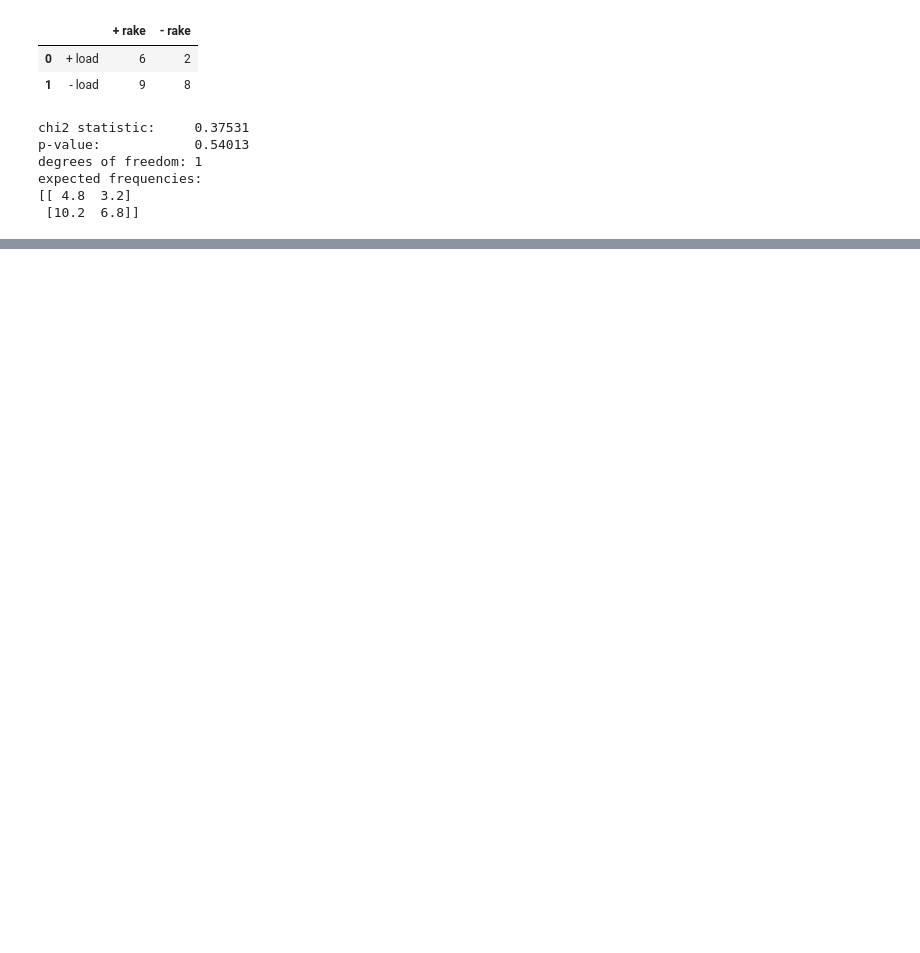
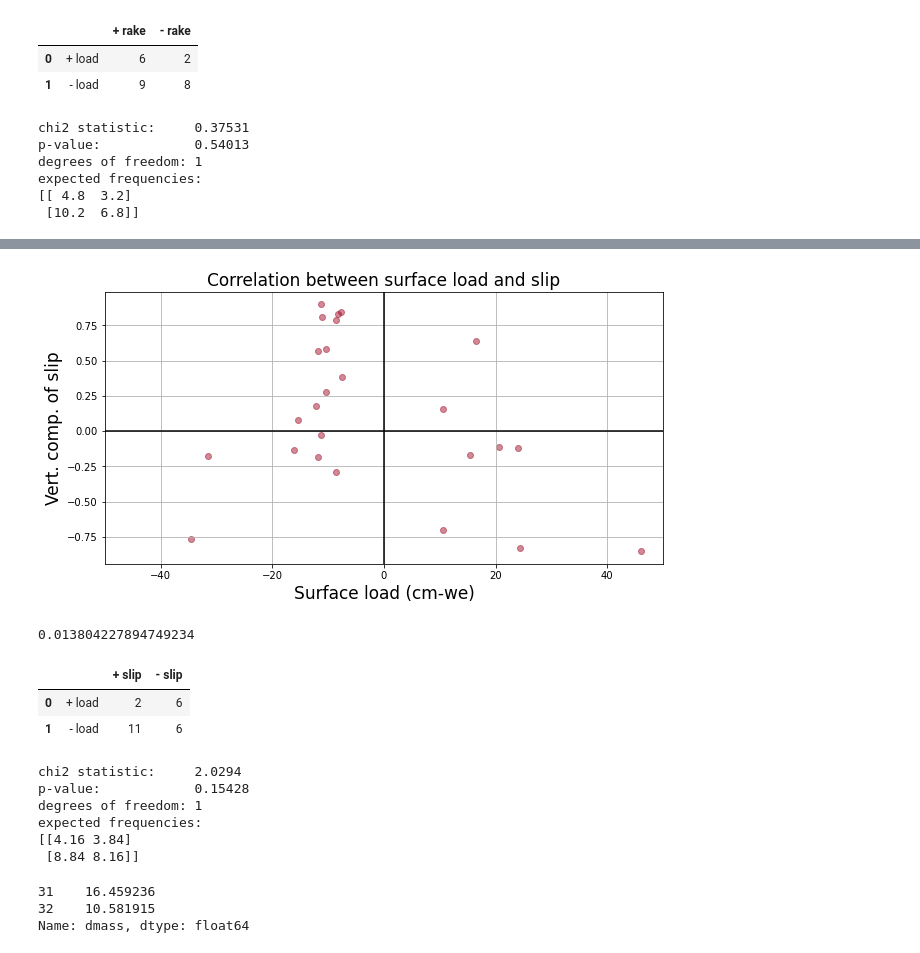
Before and after one commit to amandasyamsul/SLIQ, a Jupyter notebook: focal-mechanisms.ipynb, the cells around one changed output, grey strips where cells are left out. Saved outputs shown, nothing was run; the diff lists cells and outputs as text; code cells hidden in the pictures; blank space fills up the shorter version.

```diff
--- a/focal-mechanisms.ipynb
+++ b/focal-mechanisms.ipynb
@@ -279,0 +276,52 @@ expected frequencies:
+# %%
+fig,ax = plt.subplots(figsize=(10,5))
+
+plot = ax.scatter(sliq.dmass, slip, alpha=0.5, c='#A2142F')
+ax.axhline(y=0,c='k')
+ax.axvline(x=0,c='k')
+ax.set_xlim([-50,50])
+ax.set_xlabel('Surface load (cm-we)', fontsize = 17)
+ax.set_ylabel("Vert. comp. of slip", fontsize = 17)
+ax.set_title("Correlation between surface load and slip", fontsize = 17)
+ax.grid()
+# %% [output]
+[figure, added]
+# %%
+slope, intercept, r_value, p_value, std_err = stats.linregress(sliq.dmass, np.isnan(slip))
+r_value**2
+# %% [output]
+0.013804227894749234
+# %%
+theta=sliq.us_Mww_np1_rake
+delta=sliq.us_Mww_np1_dip
+
+df2 = pd.DataFrame(np.array([['+ load', 2, 6], ['- load', 11, 6]]),
+                   columns=['', '+ slip', '- slip'])
+
+obs2=np.array([[2,6],[11,6]])
+df2
+# %% [output]
+|  |  | + slip | - slip |
+| 0 | + load | 2 | 6 |
+| 1 | - load | 11 | 6 |
+# %%
+chi2, p, dof, expected = chi2_contingency(obs2)
+
+print(f"chi2 statistic:     {chi2:.5g}")
+print(f"p-value:            {p:.5g}")
+print(f"degrees of freedom: {dof}")
+print("expected frequencies:")
+print(expected)
+# %% [output]
+chi2 statistic:     2.0294
+p-value:            0.15428
+degrees of freedom: 1
+expected frequencies:
+[[4.16 3.84]
+ [8.84 8.16]]
+# %%
+sliq.dmass[sliq.dmass>0][slip>0]
+# %% [output]
+31    16.459236
+32    10.581915
+Name: dmass, dtype: float64
```
Also changed, not shown: parts of 16 cells of this notebook.
